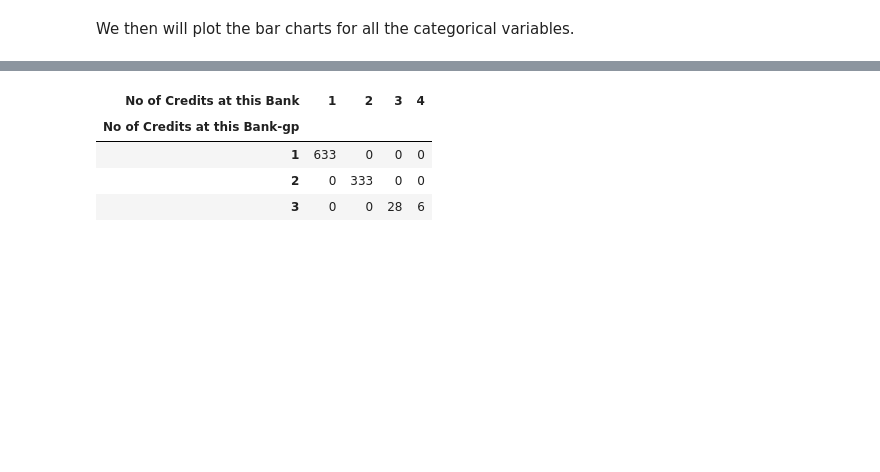
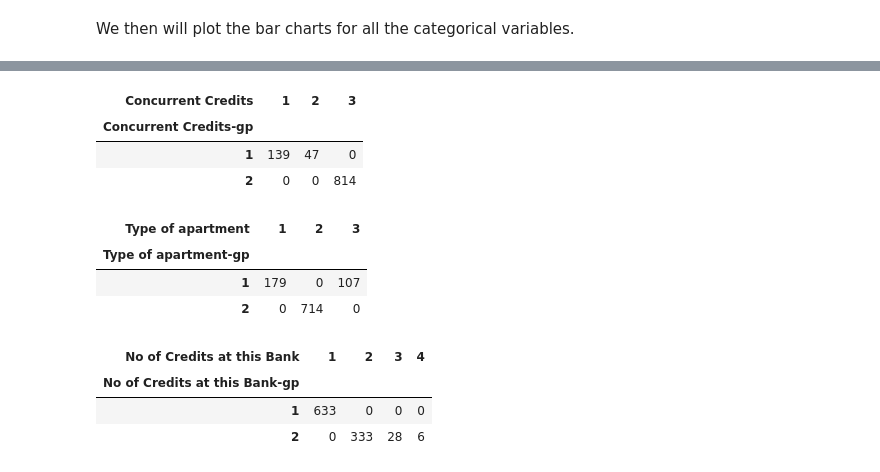
Before and after one commit to southnorthist/kaggle_analysis, a Jupyter notebook: Projects/creditability-classification/german_credit_classification.ipynb, the cells around one changed output, grey strips where cells are left out. Cells and saved outputs as stored; diff of their text form; code cells hidden in the pictures; blank space fills up the shorter version.

```diff
--- a/Projects/creditability-classification/german_credit_classification.ipynb
+++ b/Projects/creditability-classification/german_credit_classification.ipynb
@@ -302,0 +324,4 @@ pd.crosstab(german_credit_ds['Purpose-gp'], german_credit_ds['Purpose'])
+# %%
+# Guarantors
+german_credit_ds['Guarantors-gp'] = np.where(german_credit_ds['Guarantors'].isin([2, 3]), 2, german_credit_ds['Guarantors'])
+pd.crosstab(german_credit_ds['Guarantors-gp'], german_credit_ds['Guarantors'])
@@ -302,0 +333,5 @@ pd.crosstab(german_credit_ds['Purpose-gp'], german_credit_ds['Purpose'])
+# %%
+# Most valuable available asset
+german_credit_ds['Most valuable available asset-gp'] = np.where(german_credit_ds['Most valuable available asset'].isin([2, 3]), 2,
+np.where(german_credit_ds['Most valuable available asset'].isin([4]), 3, german_credit_ds['Most valuable available asset']))
+pd.crosstab(german_credit_ds['Most valuable available asset-gp'], german_credit_ds['Most valuable available asset'])
@@ -303,10 +344,28 @@ pd.crosstab(german_credit_ds['Purpose-gp'], german_credit_ds['Purpose'])
+# %%
+# Concurrent Credits
+german_credit_ds['Concurrent Credits-gp'] = np.where(german_credit_ds['Concurrent Credits'].isin([1, 2]), 1, german_credit_ds['Concurrent Credits']-1)
+pd.crosstab(german_credit_ds['Concurrent Credits-gp'], german_credit_ds['Concurrent Credits'])
+# %% [output]
+| Concurrent Credits | 1 | 2 | 3 |
+| Concurrent Credits-gp |  |  |  |
+| 1 | 139 | 47 | 0 |
+| 2 | 0 | 0 | 814 |
+# %%
+# Type of apartment
+german_credit_ds['Type of apartment-gp'] = np.where(german_credit_ds['Type of apartment'].isin([1, 3]), 1, german_credit_ds['Type of apartment'])
+pd.crosstab(german_credit_ds['Type of apartment-gp'], german_credit_ds['Type of apartment'])
+# %% [output]
+| Type of apartment | 1 | 2 | 3 |
+| Type of apartment-gp |  |  |  |
+| 1 | 179 | 0 | 107 |
+| 2 | 0 | 714 | 0 |
 # %%
-german_credit_ds['No of Credits at this Bank-gp'] = np.where(german_credit_ds['No of Credits at this Bank'].isin([3, 4]), 3, german_credit_ds['No of Credits at this Bank'])
+# No of Credits at this Bank
+german_credit_ds['No of Credits at this Bank-gp'] = np.where(german_credit_ds['No of Credits at this Bank'].isin([2, 3, 4]), 2, german_credit_ds['No of Credits at this Bank'])
 # check
 pd.crosstab(german_credit_ds['No of Credits at this Bank-gp'], german_credit_ds['No of Credits at this Bank'])
 # %% [output]
 | No of Credits at this Bank | 1 | 2 | 3 | 4 |
 | No of Credits at this Bank-gp |  |  |  |  |
 | 1 | 633 | 0 | 0 | 0 |
-| 2 | 0 | 333 | 0 | 0 |
-| 3 | 0 | 0 | 28 | 6 |
+| 2 | 0 | 333 | 28 | 6 |
```
Also changed, not shown: parts of 89 cells of this notebook, 4 other files.
